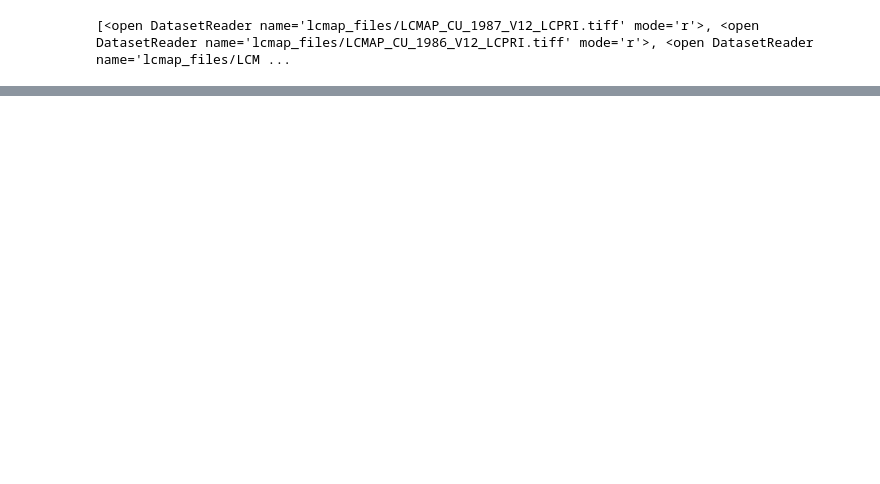
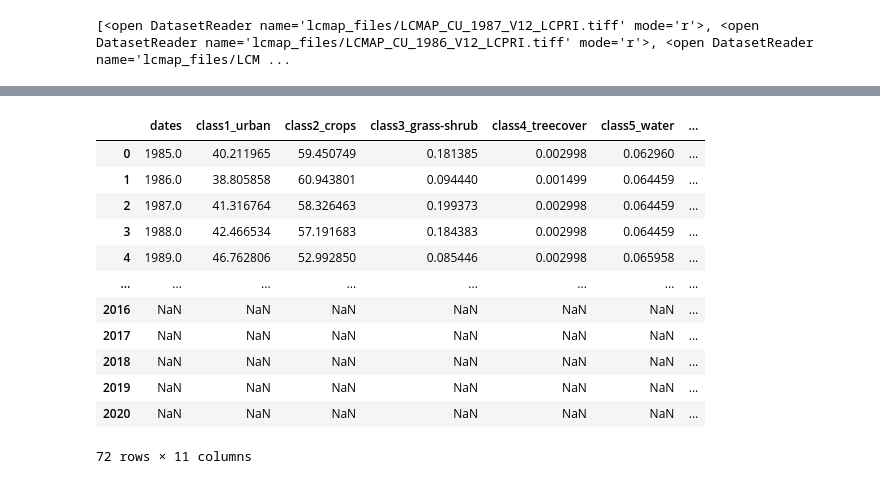
Before and after one commit to bridgetmarie24/pod_pou_lulcc, a Jupyter notebook: subset_LULCC.ipynb, the cells around one changed output, grey strips where cells are left out. Saved outputs shown, nothing was run; the diff lists cells and outputs as text; code cells hidden in the pictures; blank space fills up the shorter version.

Commit message:
merged but wrong index

```diff
--- a/subset_LULCC.ipynb
+++ b/subset_LULCC.ipynb
@@ -169,16 +185,15 @@ for i in files:
 #Create new dataframes in same format as configuration metrics
 
 new_df = []
-
 for i in range(len(names)):
   df = pd.DataFrame(years, columns=['dates'])
-  prop = proportions[i]
+  # prop = proportions[i]
   df['class1_urban'] = prop['proportion_of_landscape'][prop['class_val'] == 1]
-  df['class2_crops'] = prop['proportion_of_landscape'][prop['class_val'] == 2]
-  df['class3_grass-shrub'] = prop['proportion_of_landscape'][prop['class_val'] == 3]
-  df['class4_treecover']= prop['proportion_of_landscape'][prop['class_val'] == 4]
-  df['class5_water'] = prop['proportion_of_landscape'][prop['class_val'] == 5]
-  df['class6_wetland'] = prop['proportion_of_landscape'][prop['class_val'] == 6]
-  df['class7_ice-snow'] = prop['proportion_of_landscape'][prop['class_val'] == 7]
-  df['class8_barren'] = prop['proportion_of_landscape'][prop['class_val'] == 8]
+  df['class2_crops'] = prop['proportion_of_landscape'][prop['class_val'] == 2].values
+  df['class3_grass-shrub'] = prop['proportion_of_landscape'][prop['class_val'] == 3].values
+  df['class4_treecover']= prop['proportion_of_landscape'][prop['class_val'] == 4].values
+  df['class5_water'] = prop['proportion_of_landscape'][prop['class_val'] == 5].values
+  df['class6_wetland'] = prop['proportion_of_landscape'][prop['class_val'] == 6].values
+  # df['class7_ice-snow'] = prop['proportion_of_landscape'][prop['class_val'] == 7].values
+  df['class8_barren'] = prop['proportion_of_landscape'][prop['class_val'] == 8].values
   new_df.append(df)
@@ -186,0 +200,25 @@ for i in range(len(names)):
+# %%
+## MERGE TWO DATAFRAMES ##
+
+merged = []
+
+for i in range(len(names)):
+  df = new_df[i]
+  con = config[i]
+  merged.append(pd.concat([df,con], axis=1))
+
+merged[1]
+# %% [output]
+|  | dates | class1_urban | class2_crops | class3_grass-shrub | class4_treecover | class5_water | ... |
+| 0 | 1985.0 | 40.211965 | 59.450749 | 0.181385 | 0.002998 | 0.062960 | ... |
+| 1 | 1986.0 | 38.805858 | 60.943801 | 0.094440 | 0.001499 | 0.064459 | ... |
+| 2 | 1987.0 | 41.316764 | 58.326463 | 0.199373 | 0.002998 | 0.064459 | ... |
+| 3 | 1988.0 | 42.466534 | 57.191683 | 0.184383 | 0.002998 | 0.064459 | ... |
+| 4 | 1989.0 | 46.762806 | 52.992850 | 0.085446 | 0.002998 | 0.065958 | ... |
+| ... | ... | ... | ... | ... | ... | ... | ... |
+| 2016 | NaN | NaN | NaN | NaN | NaN | NaN | ... |
+| 2017 | NaN | NaN | NaN | NaN | NaN | NaN | ... |
+| 2018 | NaN | NaN | NaN | NaN | NaN | NaN | ... |
+| 2019 | NaN | NaN | NaN | NaN | NaN | NaN | ... |
+| 2020 | NaN | NaN | NaN | NaN | NaN | NaN | ... |
+72 rows × 11 columns
```
Also changed, not shown: parts of 5 cells of this notebook.
